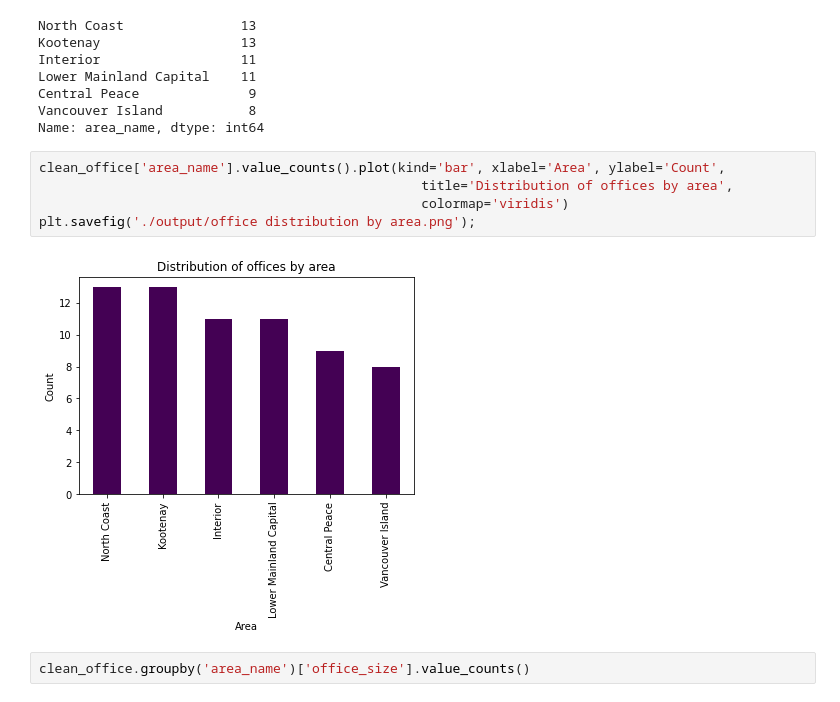
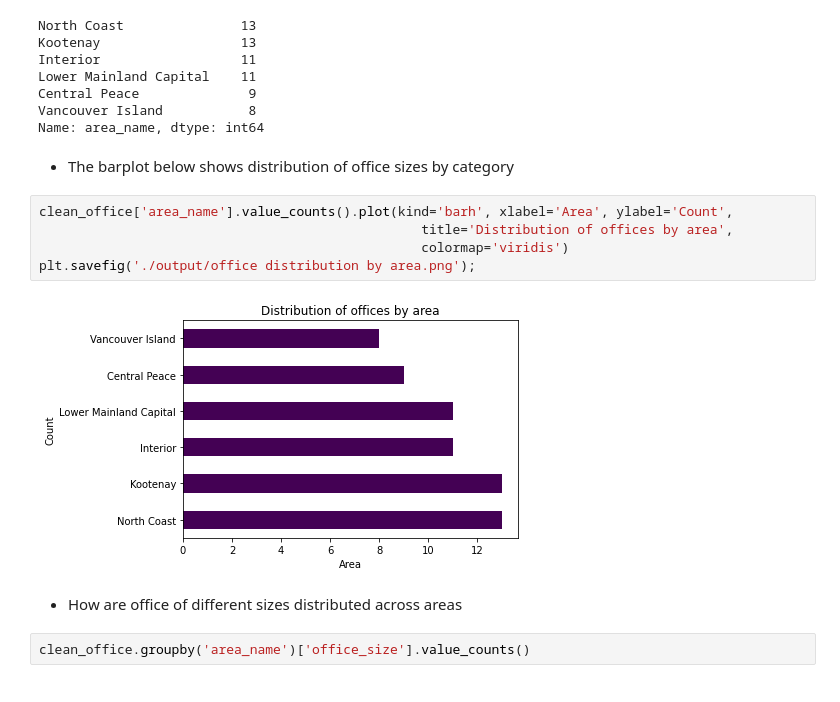
Before and after one commit to varunindurthi/Services-BC-EDA-REQ101268, a Jupyter notebook: data_analysis.ipynb, the cells around one changed output. Cells and saved outputs as stored; diff of their text form.

```diff
--- a/data_analysis.ipynb
+++ b/data_analysis.ipynb
@@ -373,13 +463,17 @@ Lower Mainland Capital    11
 Central Peace              9
 Vancouver Island           8
 Name: area_name, dtype: int64
+# %% [markdown]
+* The barplot below shows distribution of office sizes by category
 # %%
-clean_office['area_name'].value_counts().plot(kind='bar', xlabel='Area', ylabel='Count',
+clean_office['area_name'].value_counts().plot(kind='barh', xlabel='Area', ylabel='Count',
                                                  title='Distribution of offices by area',
                                                  colormap='viridis')
 plt.savefig('./output/office distribution by area.png');
 # %% [output]
-[figure, old version]
+[figure, new version]
+# %% [markdown]
+* How are office of different sizes distributed across areas
 # %%
 clean_office.groupby('area_name')['office_size'].value_counts()
 # %% [output]
```
Also changed, not shown: parts of 166 cells of this notebook, 7 other files.
